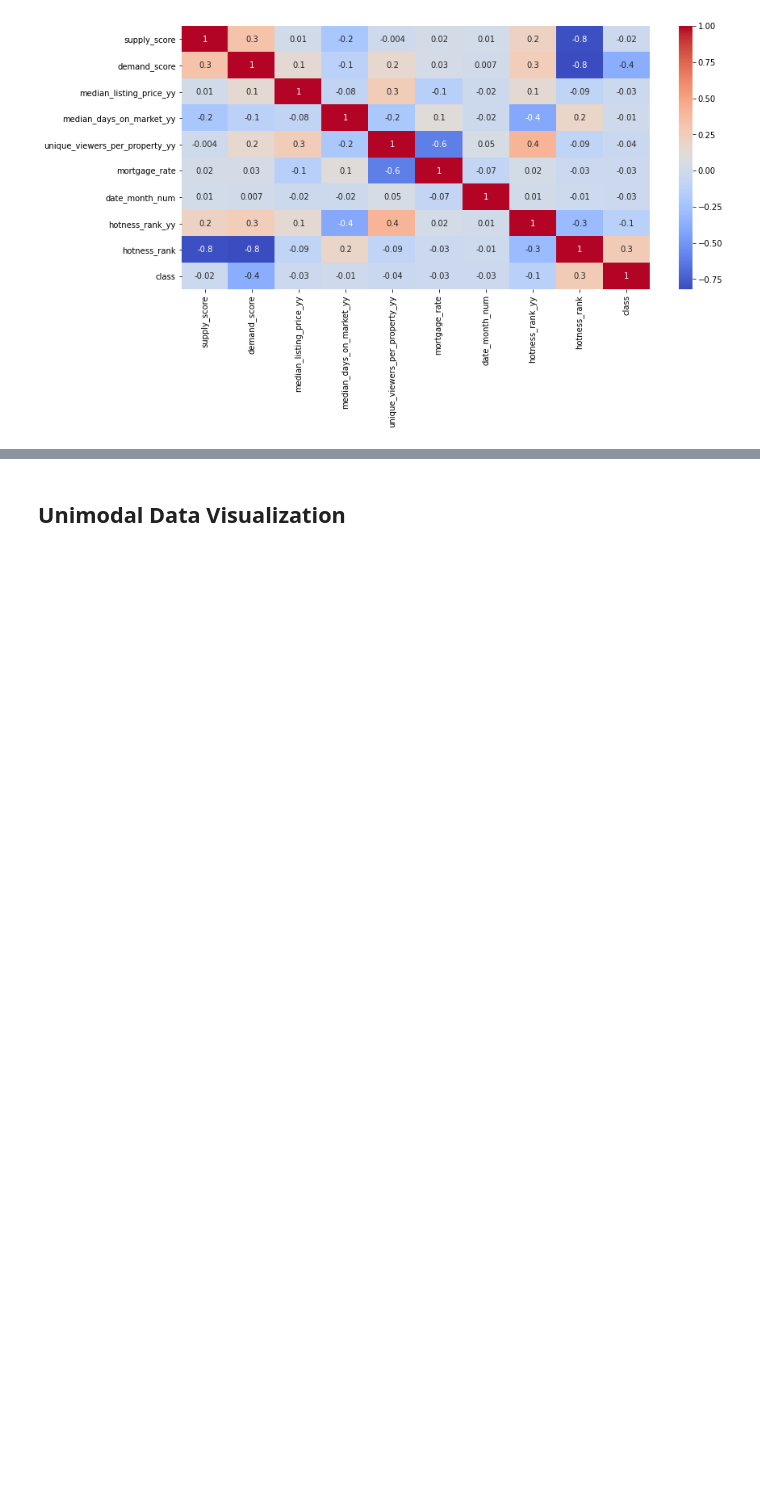
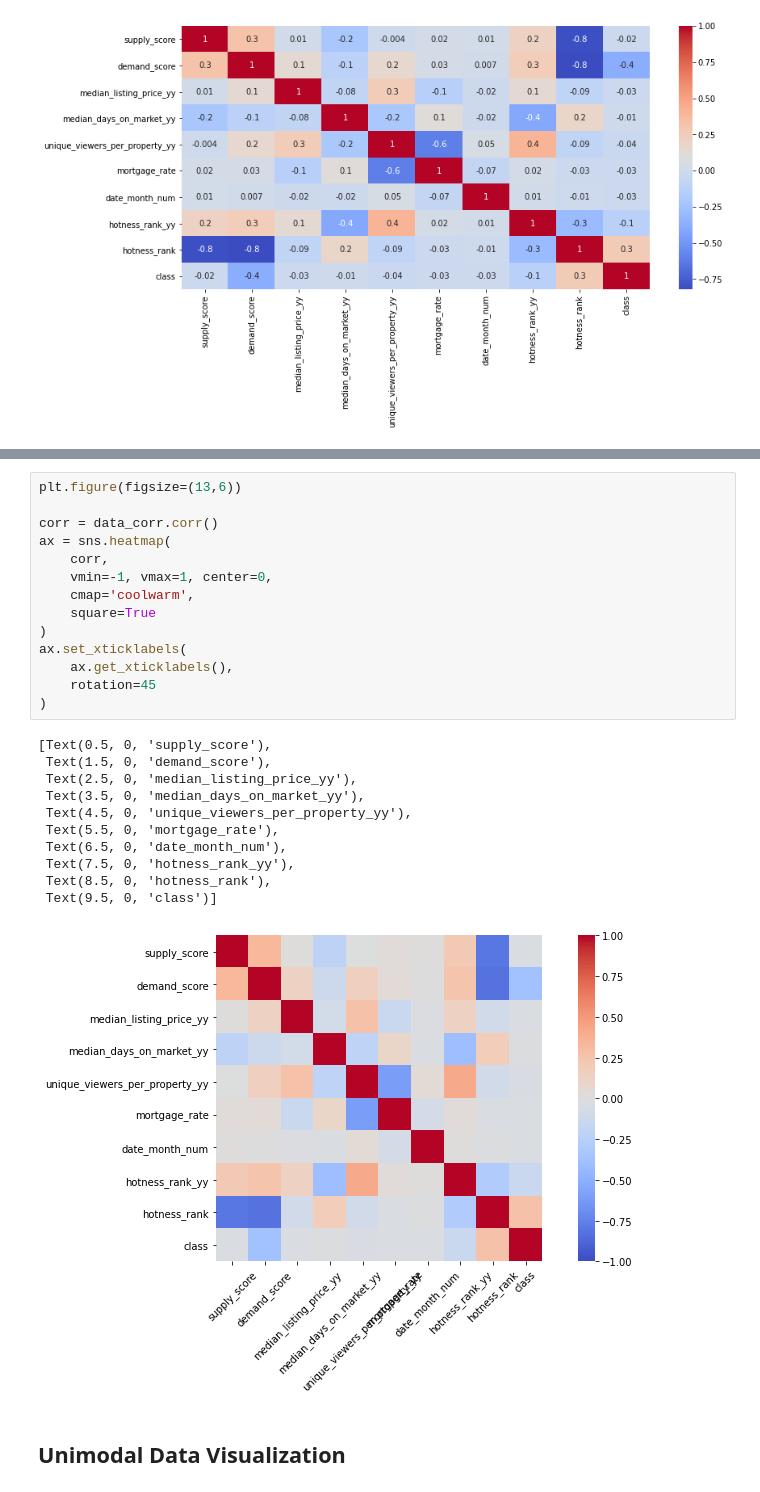
Before and after one commit to sjpozzuoli/Daves_Eagles, a Jupyter notebook: unsupervised_analysis_group_project.ipynb, the cells around one changed output, grey strips where cells are left out. Saved outputs shown, nothing was run; the diff lists cells and outputs as text; blank space fills up the shorter version.

```diff
--- a/unsupervised_analysis_group_project.ipynb
+++ b/unsupervised_analysis_group_project.ipynb
@@ -322,3 +360,29 @@ sns.heatmap(data_corr.corr(), annot=True, mask=matrix, cmap= 'coolwarm_r')
+# %%
+plt.figure(figsize=(13,6))
+
+corr = data_corr.corr()
+ax = sns.heatmap(
+    corr,
+    vmin=-1, vmax=1, center=0,
+    cmap='coolwarm',
+    square=True
+)
+ax.set_xticklabels(
+    ax.get_xticklabels(),
+    rotation=45
+)
+# %% [output]
+[Text(0.5, 0, 'supply_score'),
+ Text(1.5, 0, 'demand_score'),
+ Text(2.5, 0, 'median_listing_price_yy'),
+ Text(3.5, 0, 'median_days_on_market_yy'),
+ Text(4.5, 0, 'unique_viewers_per_property_yy'),
+ Text(5.5, 0, 'mortgage_rate'),
+ Text(6.5, 0, 'date_month_num'),
+ Text(7.5, 0, 'hotness_rank_yy'),
+ Text(8.5, 0, 'hotness_rank'),
+ Text(9.5, 0, 'class')]
+[figure, added]
 # %% [markdown]
 ## Unimodal Data Visualization
 # %%
```
Also changed, not shown: parts of 9 cells of this notebook.
